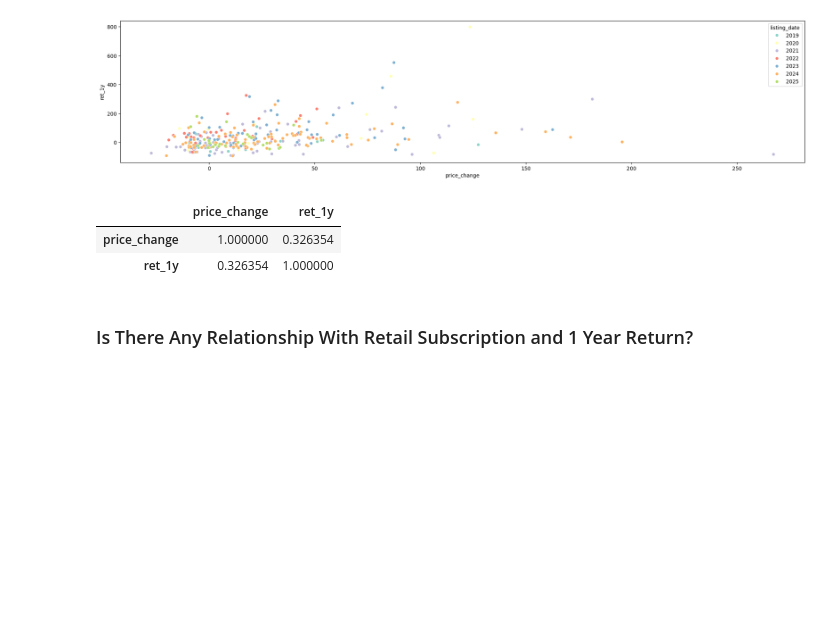
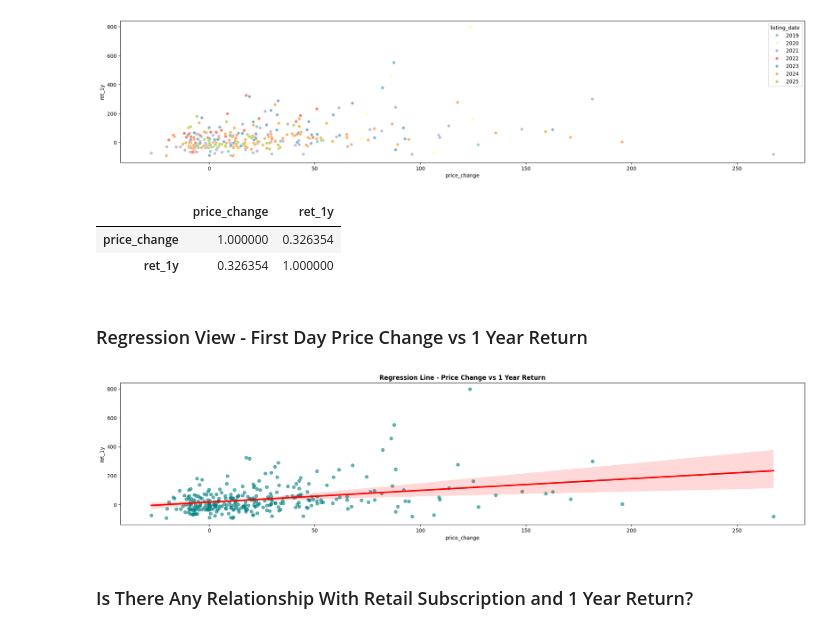
Before and after one commit to IamRaNo/InsightForge, a Jupyter notebook: Avoiding The Hype Trap/_notebooks/analysis.ipynb, the cells around one changed output. Saved outputs shown, nothing was run; the diff lists cells and outputs as text; code cells hidden in the pictures; blank space fills up the shorter version.

```diff
--- a/Avoiding The Hype Trap/_notebooks/analysis.ipynb
+++ b/Avoiding The Hype Trap/_notebooks/analysis.ipynb
@@ -285,6 +266,15 @@ ipo[['price_change','ret_1y']].corr()
 |  | price_change | ret_1y |
 | price_change | 1.000000 | 0.326354 |
 | ret_1y | 0.326354 | 1.000000 |
+# %% [markdown]
+### Regression View - First Day Price Change vs 1 Year Return
+# %%
+plt.figure(figsize=(24,5))
+sns.regplot(x = 'price_change',y = 'ret_1y',data = ipo,scatter_kws={'alpha':0.6,'color':'teal'},line_kws={'color':'red','linewidth':3})
+plt.title("Regression Line - Price Change vs 1 Year Return",weight='bold')
+plt.show()
+# %% [output]
+[figure, added]
 # %% [markdown]
 ### Is There Any Relationship With Retail Subscription and 1 Year Return?
 # %%
```
Also changed, not shown: parts of 12 cells of this notebook, 1 other file.
